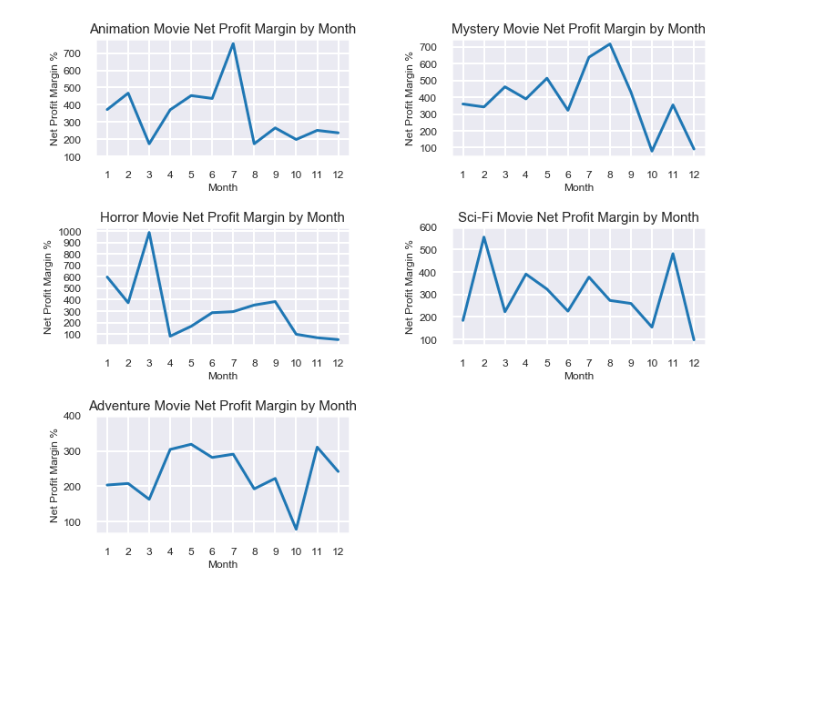
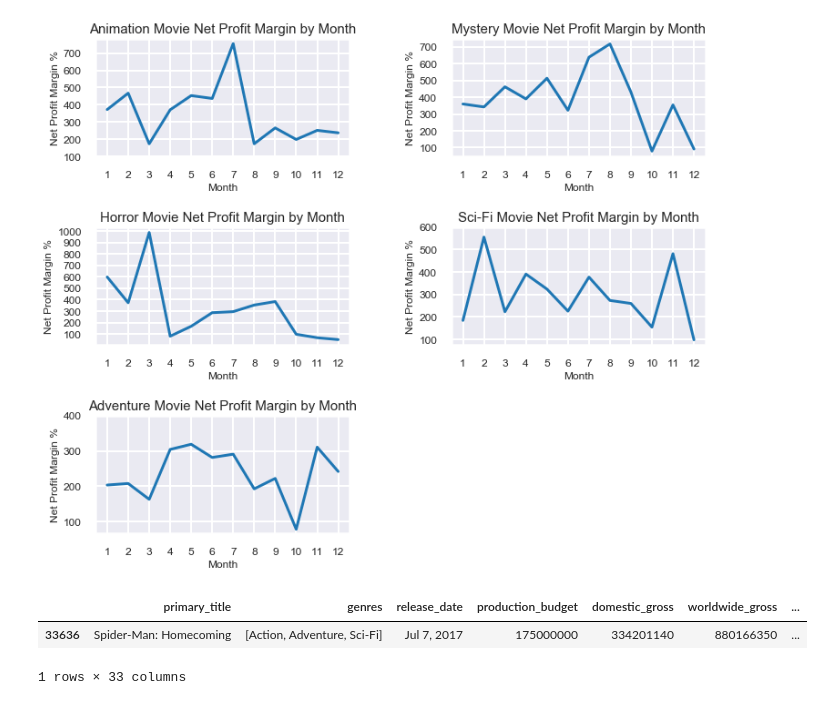
Before and after one commit to renjmindy/dsc-mod-1-project-v2-1-onl01-dtsc-ft-052620, a Jupyter notebook: Student.ipynb, the cells around one changed output. Saved outputs shown, nothing was run; the diff lists cells and outputs as text; code cells hidden in the pictures; blank space fills up the shorter version.

```diff
--- a/Student.ipynb
+++ b/Student.ipynb
@@ -950,3 +949,12 @@ adventure_graph.tick_params(labelsize=12)
 plt.subplots_adjust(wspace = 0.4, hspace = 0.6)
 # %% [output]
 [figure]
+# %%
+test_for_warhorse = movie_details_df_edited.loc[movie_details_df_edited['primary_title'].
+                          str.contains('Spider-Man: Homecoming')]
+
+test_for_warhorse
+# %% [output]
+|  | primary_title | genres | release_date | production_budget | domestic_gross | worldwide_gross | ... |
+| 33636 | Spider-Man: Homecoming | [Action, Adventure, Sci-Fi] | Jul 7, 2017 | 175000000 | 334201140 | 880166350 | ... |
+1 rows × 33 columns
```
Also changed, not shown: parts of 9 cells of this notebook, 2 other files.
